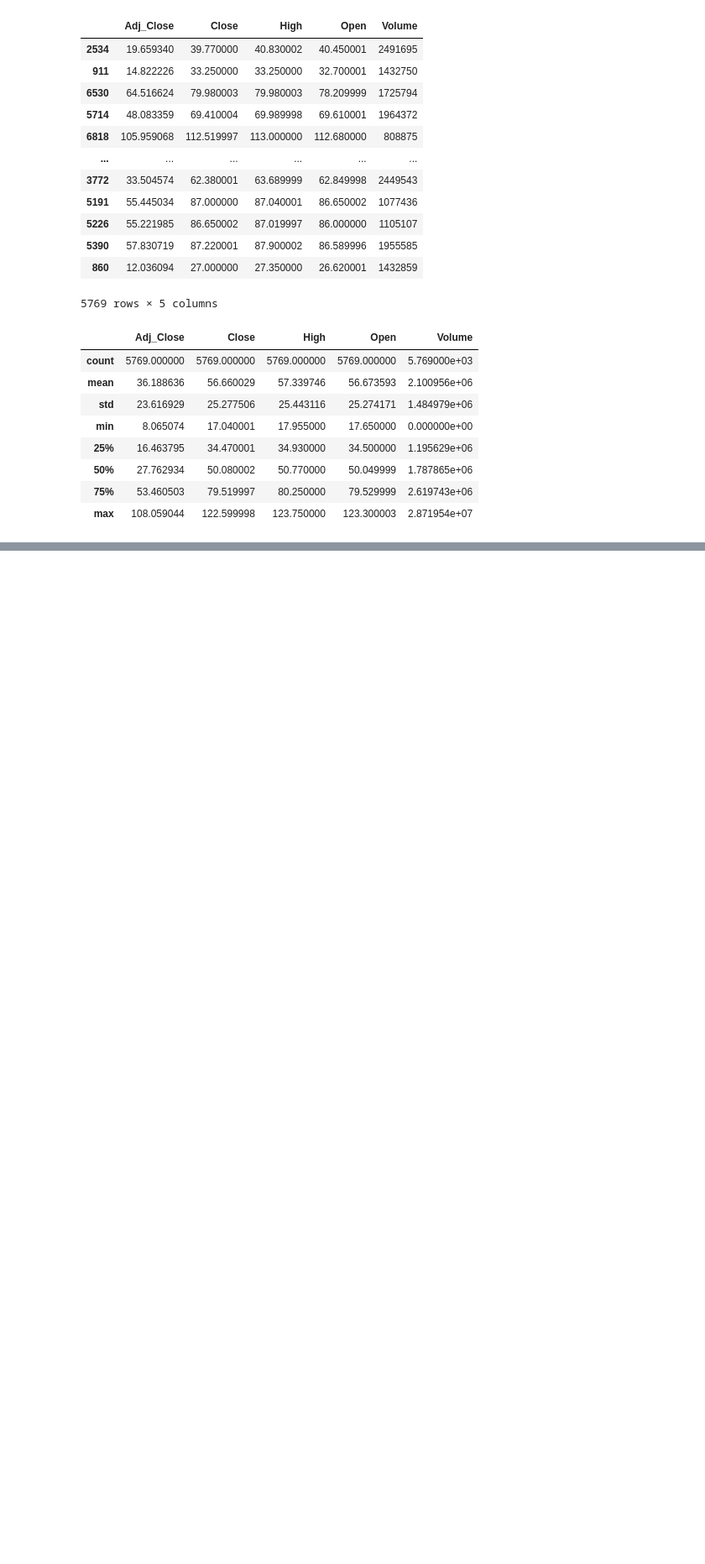
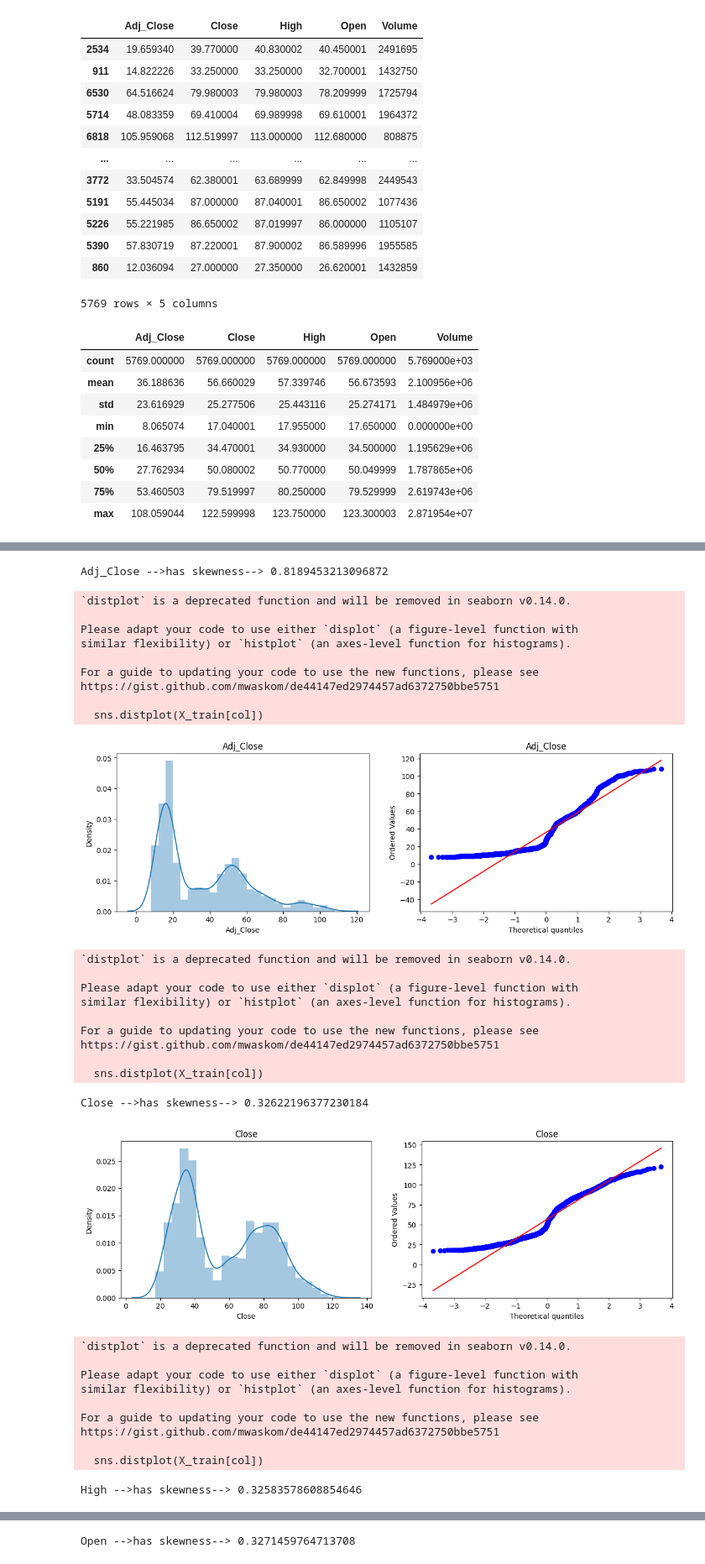
Before and after one commit to shivam188132/MY_machine_learning, a Jupyter notebook: Power Transformers BMW dataset.ipynb, the cells around one changed output, grey strips where cells are left out. Shown: that part at 84% size. Cells and saved outputs as stored; diff of their text form; code cells hidden in the pictures; blank space fills up the shorter version.

```diff
--- a/Power Transformers BMW dataset.ipynb
+++ b/Power Transformers BMW dataset.ipynb
@@ -136,0 +155,5 @@ def Power_Transformer(model):
+# %%
+lr = LinearRegression()
+# Change the value of power transformer(lr,X) X = 1 for box-cox, X=2 for yeo-johnson
+y_pred, cross_val,X_train_trf, X_test_trf, pt ,name = Power_Transformer(lr, 2)
+y_pred
@@ -137,7 +179,3 @@ def Power_Transformer(model):
 # %%
-lr = LinearRegression()
-# Call the function with a specific model (e.g., lr3)
-# y_pred, cross_val = Power_Transformer(lr)
-X_train_trf = Power_Transformer(lr)
-X_train_trf.shape
+X_train_trf
 # %% [output]
@@ -169,0 +203,48 @@ Name: Low, Length: 1443, dtype: float64
+# %%
+X_train_trf = pd.DataFrame(X_train_trf, columns=X_train.columns)
+for col in X_train.columns:
+
+    plt.figure(figsize=(14,4))
+    plt.subplot(121)
+    # sns.histplot(X_train[col],kde=True,stat="density")
+    sns.distplot(X_train[col])
+    plt.title(col)
+
+    plt.subplot(122)
+    stats.probplot(X_train[col], dist="norm", plot=plt)
+    plt.title(col)
+    print(f'{col} -->has skewness--> {skew(X_train[col])}')
+    plt.show()
+# %% [output]
+Adj_Close -->has skewness--> 0.8189453213096872
+`distplot` is a deprecated function and will be removed in seaborn v0.14.0.
+
+Please adapt your code to use either `displot` (a figure-level function with
+similar flexibility) or `histplot` (an axes-level function for histograms).
+
+For a guide to updating your code to use the new functions, please see
+https://gist.github.com/mwaskom/de44147ed2974457ad6372750bbe5751
+
+  sns.distplot(X_train[col])
+[figure, added]
+`distplot` is a deprecated function and will be removed in seaborn v0.14.0.
+
+Please adapt your code to use either `displot` (a figure-level function with
+similar flexibility) or `histplot` (an axes-level function for histograms).
+
+For a guide to updating your code to use the new functions, please see
+https://gist.github.com/mwaskom/de44147ed2974457ad6372750bbe5751
+
+  sns.distplot(X_train[col])
+Close -->has skewness--> 0.32622196377230184
+[figure, added]
+`distplot` is a deprecated function and will be removed in seaborn v0.14.0.
+
+Please adapt your code to use either `displot` (a figure-level function with
+similar flexibility) or `histplot` (an axes-level function for histograms).
+
+For a guide to updating your code to use the new functions, please see
+https://gist.github.com/mwaskom/de44147ed2974457ad6372750bbe5751
+
+  sns.distplot(X_train[col])
+High -->has skewness--> 0.32583578608854646
@@ -169,0 +261 @@ Name: Low, Length: 1443, dtype: float64
+Open -->has skewness--> 0.3271459764713708
```
Also changed, not shown: parts of 18 cells of this notebook.
